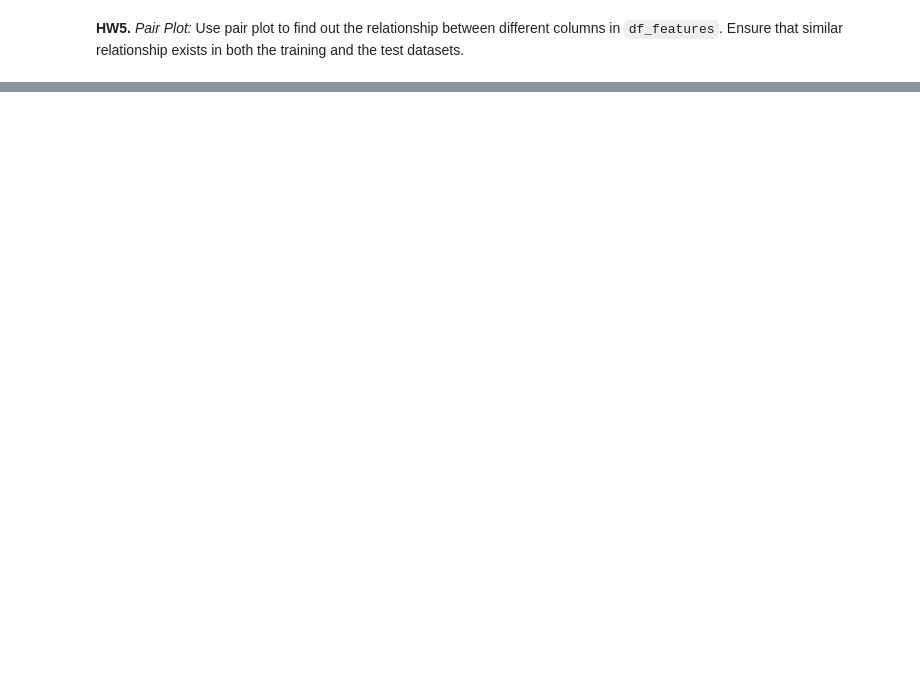
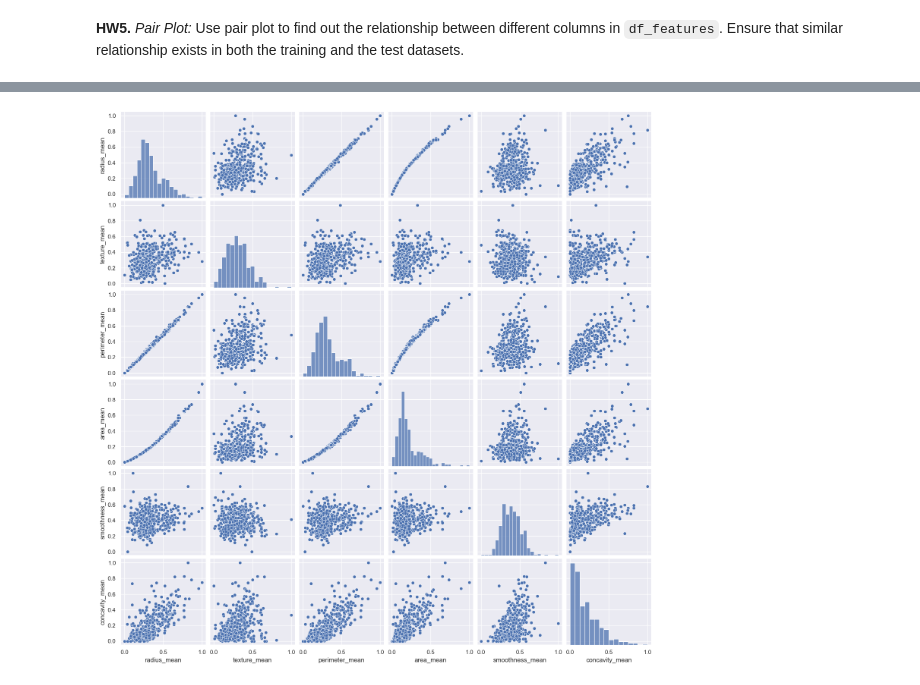
Before and after one commit to surrelsaga/DDW-weekly-problemSets, a Jupyter notebook: Week09_Homework.ipynb, the cells around one changed output, grey strips where cells are left out. Drawn from its saved outputs; the diff is of its cells as text; code cells hidden in the pictures; blank space fills up the shorter version.

```diff
--- a/Week09_Homework.ipynb
+++ b/Week09_Homework.ipynb
@@ -280,9 +288,21 @@ def normalize_minmax(array_in: np.ndarray, columns_mins: Optional[np.ndarray]=No
                      columns_maxs: Optional[np.ndarray]=None) -> tuple[np.ndarray, np.ndarray, np.ndarray]:
     assert columns_mins is None or columns_mins.shape == (1, array_in.shape[1])
     assert columns_maxs is None or columns_maxs.shape == (1, array_in.shape[1])
-    ###
-    ### YOUR CODE HERE
-    ###
+
+    array_copy = np.copy(array_in)
+
+    # extra arg: keepdims cuz the return is (6,..)
+    # cuz the return value is an np array with dimention (6,..)
+    # 6 min/max from 6 columns (min of each column)
+    # they don't have a size yet, we just want them to be inside one row and spread out
+    # => use keepdims=True to get (1, 6)
+    if columns_mins is None:
+        columns_mins = np.min(array_copy, axis=0, keepdims=True)
+    if columns_maxs is None:
+        columns_maxs = np.max(array_copy, axis=0, keepdims=True)
+
+    out = (array_copy - columns_mins) / (columns_maxs - columns_mins)
+
     assert out.shape == array_in.shape
     assert columns_mins.shape == (1, array_in.shape[1])
     assert columns_maxs.shape == (1, array_in.shape[1])
@@ -349,23 +408,18 @@ def split_data(array_features: np.ndarray, array_target: np.ndarray,
     return array_feature_train, array_feature_test, array_target_train, array_target_test
 # %%
 # call split_data() with seed of 100 and test size of 30%
-# datasets_tupple = split_data(None, None, None, None)
+datasets_tuple = split_data(df_features.to_numpy(), df_target.to_numpy(), random_state=100, test_size=0.3)
 
-###
-### YOUR CODE HERE
-###
+# extract features data
+array_feature_train, array_feature_test, _, _ = datasets_tuple
 
 # normalize the features data
-# norm_out_train: tuple[np.ndarray, np.ndarray, np.ndarray] = None
-# array_feature_norm_train, means, stds = norm_out_train
+norm_out_train: tuple[np.ndarray, np.ndarray, np.ndarray] = normalize_minmax(array_feature_train)
+array_feature_norm_train, means, stds = norm_out_train
 
 # use the means and stds from the training set to normalize the test set
-# norm_out_test: tuple[np.ndarray, np.ndarray, np.ndarray] = None
-# array_feature_norm_test, _, _ = norm_out_test
-
-###
-### YOUR CODE HERE
-###
+norm_out_test: tuple[np.ndarray, np.ndarray, np.ndarray] = normalize_minmax(array_feature_test, means, stds)
+array_feature_norm_test, _, _ = norm_out_test
 # %%
 df_features_train: pd.DataFrame = pd.DataFrame(array_feature_norm_train, columns=df_features.columns)
 df_features_test: pd.DataFrame = pd.DataFrame(array_feature_norm_test, columns=df_features.columns)
@@ -393,9 +464,7 @@ assert np.isclose(array_feature_norm_test.mean().mean(), 0.309412, rtol=1e-3)
 # %%
 # write your code below to plot for df_features_train
-# myplot: sns.axisgrid.PairGrid = None
-
-###
-### YOUR CODE HERE
-###
+myplot: sns.axisgrid.PairGrid = sns.pairplot(df_features_train)
+# %% [output]
+[figure, added]
 # %%
 # write your code below to plot for df_features_test
```
Also changed, not shown: parts of 8 cells of this notebook.
